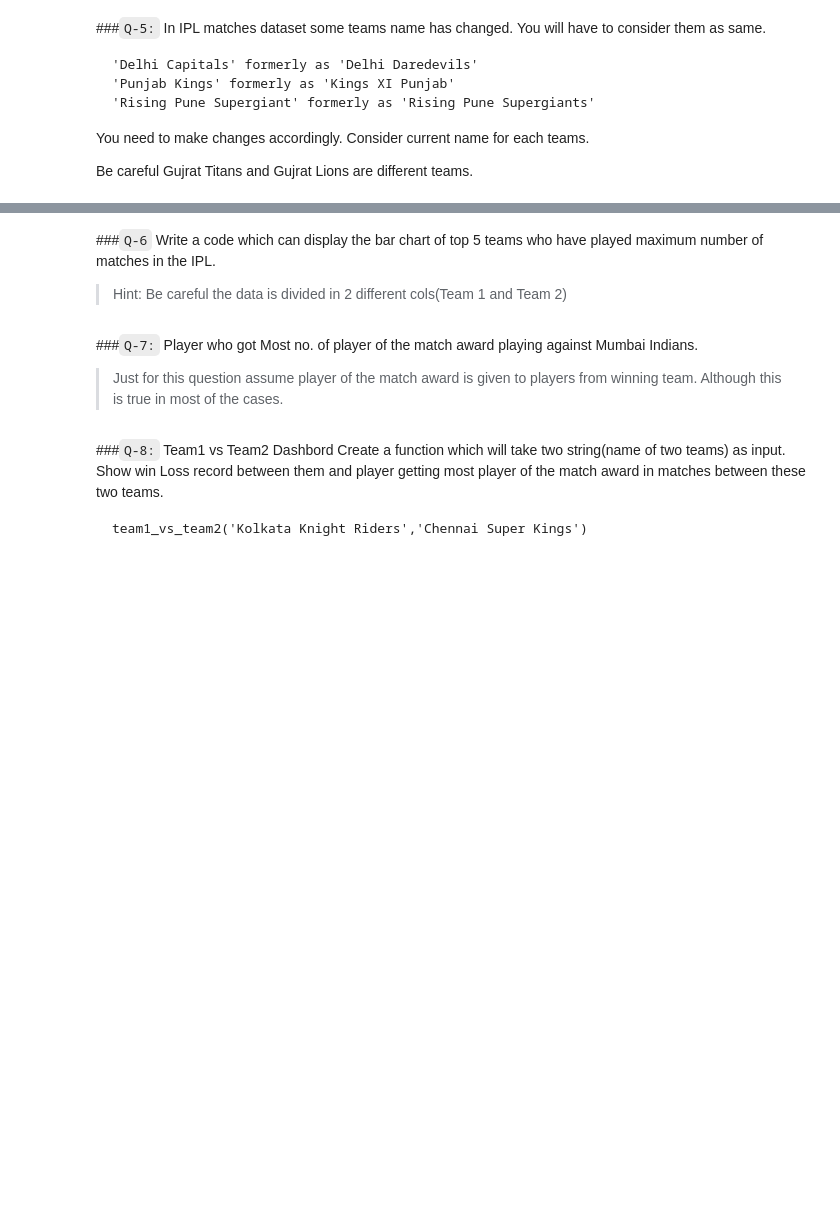
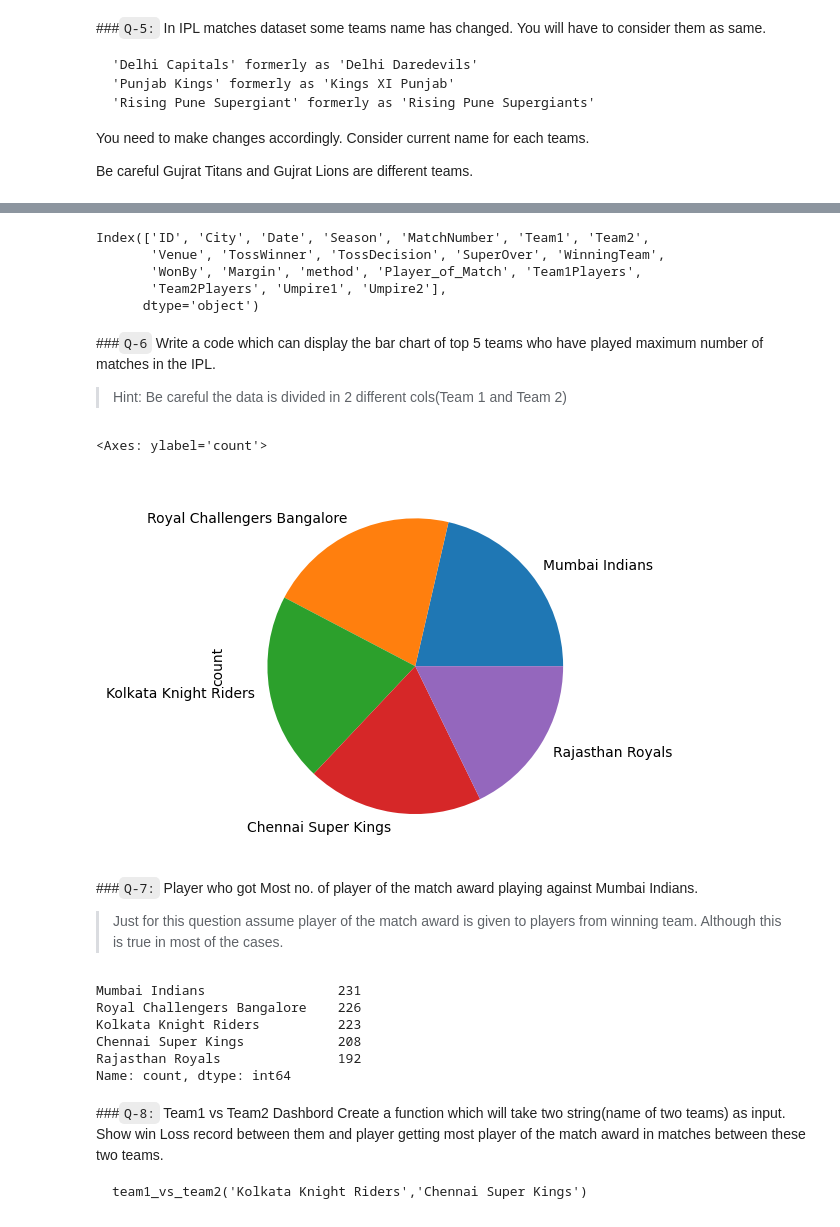
Before and after one commit to khushraj17/Pandas_mastery, a Jupyter notebook: 02Dataframe.ipynb, the cells around one changed output, grey strips where cells are left out. Saved outputs shown, nothing was run; the diff lists cells and outputs as text; code cells hidden in the pictures; blank space fills up the shorter version.

Commit message:
top_team.plot(kind = 'pie')

```diff
--- a/02Dataframe.ipynb
+++ b/02Dataframe.ipynb
@@ -206,0 +206,4 @@ Be careful Gujrat Titans and Gujrat Lions are different teams.
+# %%
+import pandas as pd
+ipl = pd.read_csv("IPL_Matches_2008_2022.csv")
+ipl.head()
@@ -206,0 +217,8 @@ Be careful Gujrat Titans and Gujrat Lions are different teams.
+# %%
+ipl.columns
+# %% [output]
+Index(['ID', 'City', 'Date', 'Season', 'MatchNumber', 'Team1', 'Team2',
+       'Venue', 'TossWinner', 'TossDecision', 'SuperOver', 'WinningTeam',
+       'WonBy', 'Margin', 'method', 'Player_of_Match', 'Team1Players',
+       'Team2Players', 'Umpire1', 'Umpire2'],
+      dtype='object')
@@ -212,8 +230,23 @@ Be careful Gujrat Titans and Gujrat Lions are different teams.
+# %%
+# code here
+top_team = (ipl['Team1'].value_counts() + ipl['Team2'].value_counts()).sort_values(ascending=False).head(5)
+top_team.plot(kind = 'pie')
+# %% [output]
+<Axes: ylabel='count'>
+[figure, added]
 # %% [markdown]
 ###`Q-7:` Player who got Most no. of player of the match award playing against Mumbai Indians.
 > Just for this question assume player of the match award is given to players from winning team. Although this is true in most of the cases.
 # %%
 # code here
+top_team
+# %% [output]
+Mumbai Indians                 231
+Royal Challengers Bangalore    226
+Kolkata Knight Riders          223
+Chennai Super Kings            208
+Rajasthan Royals               192
+Name: count, dtype: int64
 # %% [markdown]
 ###`Q-8:` Team1 vs Team2 Dashbord
 Create a function which will take two string(name of two teams) as input. Show win Loss record between them and player getting most player of the match award in matches between these two teams.
```
Also changed, not shown: parts of 5 cells of this notebook.
